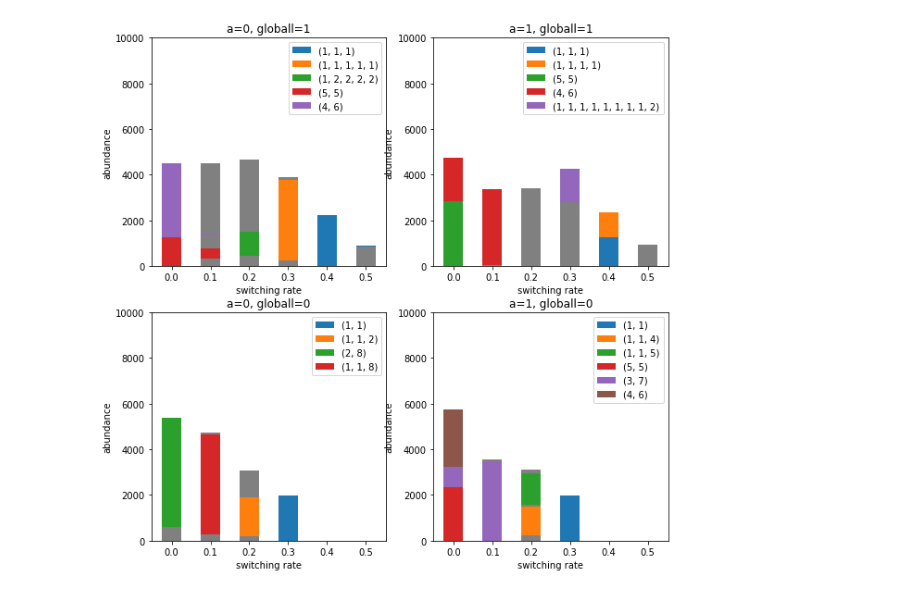
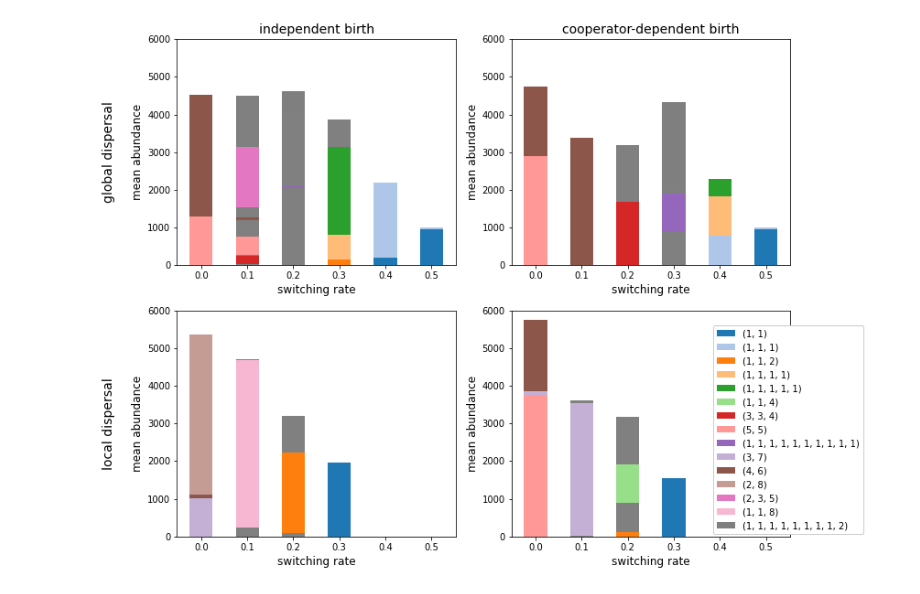
Before and after one commit to osmond-lab/fragmenting-lattice, a Jupyter notebook: plots.ipynb, the cells around one changed output. Drawn from its saved outputs; the diff is of its cells as text; code cells hidden in the pictures.

Commit message:
slurming fig4 and figS1 and plotting

```diff
--- a/plots.ipynb
+++ b/plots.ipynb
@@ -67,43 +85,79 @@ plt.show()
 # %%
+T = 5000
+M = 100
 n = 10
+b=0.3
+ass = [0,1]
+d=0.03
+r=2
+s=1
+ms = [0,0.1,0.2,0.3,0.4,0.5]
+localss = [False,True]
+reps = range(10)
+
 modes = non_trivial_partitions(n)
 nmodes = len(modes)
-nreps = 10
-ms = [0,0.1,0.2,0.3,0.4,0.5]
-As = [0,1]
-globalls = [0,1]
 
-fig, axs = plt.subplots(2,2, figsize=(10,10))
-
-ixs=[]
-for a in As:
-    for globall in globalls:
+all_mcounts=[]
+for a in ass:
+    for local in localss:
 
         mcounts = []
         for m in ms:
             counts = []
-            for rep in range(nreps):
-                _,mos,_ = np.load('data/sim_n%d_m%s_globall%d_a%d_rep%d.npy' %(n,m,globall,a,rep))
+            for rep in reps:
+                _,mos,_ = np.load('data/sim_%dT_%dM_%dn_%.1fb_%da_%.2fd_%dr_%ds_%sm_%sw_%slocal_%drep.npy' %(T,M,n,b,a,d,r,s,m,m,local,rep))
                 counts.append([np.sum(mos==i) for i in range(nmodes+1)])
             mcounts.append(np.mean(counts, axis=0))
         mcounts = np.array(mcounts)
+        all_mcounts.append(mcounts)
+all_mcounts=np.array(all_mcounts)
+
+ixs = []
+for mcounts in all_mcounts:
+    for i in range(nmodes):
+        if i in ixs:
+            pass
+        elif np.max(mcounts[:,i+1])>1000:
+            ixs.append(i)
+
+fig, axs = plt.subplots(2,2, figsize=(12,10))
+
+k = 0
+for a in ass:
+    for local in localss:
 
         bottom = np.zeros(len(ms))
-        ax = axs[1-globall,a]
+        mcounts = all_mcounts[k]
+        k += 1
+        ax = axs[1 if local else 0,a]
+        j = 0
         for i in range(nmodes):
-            if np.max(mcounts[:,i+1])>1000:
-                ax.bar(ms, mcounts[:,i+1], bottom=bottom, width=0.05, label=modes[i])
-                ixs.append(i)
+            if i in ixs:
+                ax.bar(ms, mcounts[:,i+1], bottom=bottom, width=0.05, label=modes[i], color=mpl.cm.tab20(j))
+                j += 1
             else:
                 ax.bar(ms, mcounts[:,i+1], bottom=bottom, width=0.05, color='gray')
             bottom += mcounts[:,i+1]
-        ax.set_xlabel('switching rate')
-        ax.set_ylabel('abundance')
-        ax.set_title('a=%d, globall=%d' %(a,globall))
-        ax.set_ylim(0,10000)
-        ax.legend()
+        ax.set_xlabel('switching rate', fontsize=12)
+        ax.set_ylabel('mean abundance', fontsize=12)
+#         ax.set_title('a=%d, globall=%d' %(a,globall))
+        if not local:
+            if a==0:
+                ax.set_title('independent birth', fontsize=14)
+            else:
+                ax.set_title('cooperator-dependent birth', fontsize=14)
+        if a==0:
+            if not local:
+                ax.text(-0.2, 3000, 'global dispersal', fontsize=14, rotation='vertical', horizontalalignment='center', verticalalignment='center')
+            else:
+                ax.text(-0.2, 3000, 'local dispersal', fontsize=14, rotation='vertical', horizontalalignment='center', verticalalignment='center')
+        ax.set_ylim(0,6000)
+#         ax.legend()
 
-# plt.legend()
+handles, labels = ax.get_legend_handles_labels()
+fig.legend(handles, labels, loc=(0.8,0.075), fancybox=True, framealpha=1)
+plt.savefig('plots/fig4_n%d.jpg' %n)
 plt.show()
 # %% [output]
-[figure, old version]
+[figure, new version]
```
Also changed, not shown: parts of 2 cells of this notebook, 3 other files.
